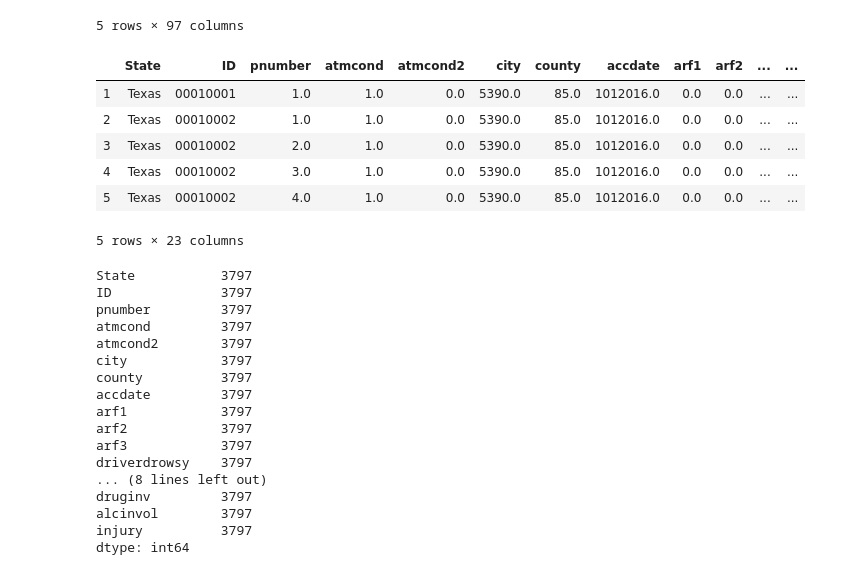
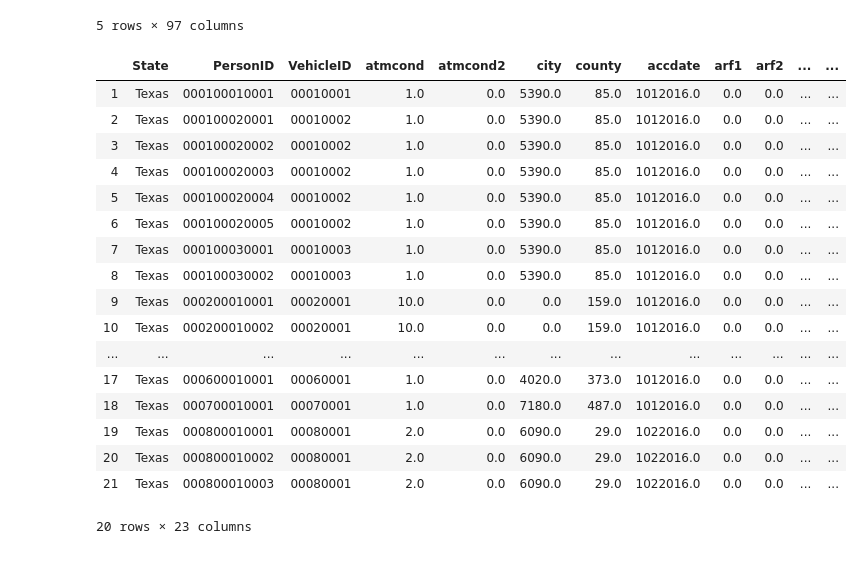
Before and after one commit to LisaCannon/ETL_CrashData, a Jupyter notebook: FARS_data.ipynb, the cells around one changed output. Cells and saved outputs as stored; diff of their text form; code cells hidden in the pictures.

```diff
--- a/FARS_data.ipynb
+++ b/FARS_data.ipynb
@@ -18,44 +19,43 @@ FARS2016_df.head()
 # %%
 #remove nan
 FARS2016_df = FARS2016_df.dropna()
 
 
-#Create new ID that is unique for each vehicle.
+#Create new ID that is unique for each vehicle and person.
 FARS2016_df['casenum'] = [str(int(case)).zfill(4) for case in FARS2016_df['casenum']]
 FARS2016_df['vnumber'] = [str(int(veh)).zfill(4) for veh in FARS2016_df['vnumber']]
-FARS2016_df["ID"] = FARS2016_df['casenum']+FARS2016_df['vnumber']
+FARS2016_df['pnumber'] = [str(int(person)).zfill(4) for person in FARS2016_df['pnumber']]
+FARS2016_df["PersonID"] = FARS2016_df['casenum']+FARS2016_df['vnumber']+FARS2016_df['pnumber']
+FARS2016_df["VehicleID"] = FARS2016_df['casenum']+FARS2016_df['vnumber']
 FARS2016_df["State"] = "Texas"
 
-#reduced number of variables
-FARS2016_df_red = FARS2016_df[['State', 'ID', 'pnumber', 'atmcond', 'atmcond2', 'city', 'county', 'accdate', 'arf1', 'arf2', 'arf3', 'driverdrowsy', 'fhevent', 'holiday', 'heavytruck', 'lightcond', 'speeding', 'pforms', 'vforms', 'conszone', 'druginv', 'alcinvol', 'injury']]
-FARS2016_df_red.head()
+#Remove crash deaths that involve people not inside cars.
+FARS2016_df = FARS2016_df.loc[FARS2016_df["vnumber"] != "0000"]
+
+#becuase there were over 100 fields available, a selection of 23 fields were kept for this data set.
+FARS2016_df_red = FARS2016_df[['State', 'PersonID', 'VehicleID', 'atmcond', 'atmcond2', 'city', 'county', 'accdate', 'arf1', 'arf2', 'arf3', 'driverdrowsy', 'fhevent', 'holiday', 'heavytruck', 'lightcond', 'speeding', 'pforms', 'vforms', 'conszone', 'druginv', 'alcinvol', 'injury']]
+FARS2016_df_red.head(20)
 # %% [output]
-|  | State | ID | pnumber | atmcond | atmcond2 | city | county | accdate | arf1 | arf2 | ... | ... |
-| 1 | Texas | 00010001 | 1.0 | 1.0 | 0.0 | 5390.0 | 85.0 | 1012016.0 | 0.0 | 0.0 | ... | ... |
-| 2 | Texas | 00010002 | 1.0 | 1.0 | 0.0 | 5390.0 | 85.0 | 1012016.0 | 0.0 | 0.0 | ... | ... |
-| 3 | Texas | 00010002 | 2.0 | 1.0 | 0.0 | 5390.0 | 85.0 | 1012016.0 | 0.0 | 0.0 | ... | ... |
-| 4 | Texas | 00010002 | 3.0 | 1.0 | 0.0 | 5390.0 | 85.0 | 1012016.0 | 0.0 | 0.0 | ... | ... |
-| 5 | Texas | 00010002 | 4.0 | 1.0 | 0.0 | 5390.0 | 85.0 | 1012016.0 | 0.0 | 0.0 | ... | ... |
+|  | State | PersonID | VehicleID | atmcond | atmcond2 | city | county | accdate | arf1 | arf2 | ... | ... |
+| 1 | Texas | 000100010001 | 00010001 | 1.0 | 0.0 | 5390.0 | 85.0 | 1012016.0 | 0.0 | 0.0 | ... | ... |
+| 2 | Texas | 000100020001 | 00010002 | 1.0 | 0.0 | 5390.0 | 85.0 | 1012016.0 | 0.0 | 0.0 | ... | ... |
+| 3 | Texas | 000100020002 | 00010002 | 1.0 | 0.0 | 5390.0 | 85.0 | 1012016.0 | 0.0 | 0.0 | ... | ... |
+| 4 | Texas | 000100020003 | 00010002 | 1.0 | 0.0 | 5390.0 | 85.0 | 1012016.0 | 0.0 | 0.0 | ... | ... |
+| 5 | Texas | 000100020004 | 00010002 | 1.0 | 0.0 | 5390.0 | 85.0 | 1012016.0 | 0.0 | 0.0 | ... | ... |
+| 6 | Texas | 000100020005 | 00010002 | 1.0 | 0.0 | 5390.0 | 85.0 | 1012016.0 | 0.0 | 0.0 | ... | ... |
+| 7 | Texas | 000100030001 | 00010003 | 1.0 | 0.0 | 5390.0 | 85.0 | 1012016.0 | 0.0 | 0.0 | ... | ... |
+| 8 | Texas | 000100030002 | 00010003 | 1.0 | 0.0 | 5390.0 | 85.0 | 1012016.0 | 0.0 | 0.0 | ... | ... |
+| 9 | Texas | 000200010001 | 00020001 | 10.0 | 0.0 | 0.0 | 159.0 | 1012016.0 | 0.0 | 0.0 | ... | ... |
+| 10 | Texas | 000200010002 | 00020001 | 10.0 | 0.0 | 0.0 | 159.0 | 1012016.0 | 0.0 | 0.0 | ... | ... |
+| ... | ... | ... | ... | ... | ... | ... | ... | ... | ... | ... | ... | ... |
+| 17 | Texas | 000600010001 | 00060001 | 1.0 | 0.0 | 4020.0 | 373.0 | 1012016.0 | 0.0 | 0.0 | ... | ... |
+| 18 | Texas | 000700010001 | 00070001 | 1.0 | 0.0 | 7180.0 | 487.0 | 1012016.0 | 0.0 | 0.0 | ... | ... |
+| 19 | Texas | 000800010001 | 00080001 | 2.0 | 0.0 | 6090.0 | 29.0 | 1022016.0 | 0.0 | 0.0 | ... | ... |
+| 20 | Texas | 000800010002 | 00080001 | 2.0 | 0.0 | 6090.0 | 29.0 | 1022016.0 | 0.0 | 0.0 | ... | ... |
+| 21 | Texas | 000800010003 | 00080001 | 2.0 | 0.0 | 6090.0 | 29.0 | 1022016.0 | 0.0 | 0.0 | ... | ... |
-5 rows × 23 columns
+20 rows × 23 columns
 # %%
+#information for only the people killed in crashes is kept
 FARS2016_death = FARS2016_df_red.loc[(FARS2016_df_red['injury'] ==4)]
-FARS2016_death.count()
+#FARS2016_death.count()
-# %% [output]
-State           3797
-ID              3797
-pnumber         3797
-atmcond         3797
-atmcond2        3797
-city            3797
-county          3797
-accdate         3797
-arf1            3797
-arf2            3797
-arf3            3797
-driverdrowsy    3797
-... (8 lines left out)
-druginv         3797
-alcinvol        3797
-injury          3797
-dtype: int64
 # %%
```
Also changed, not shown: parts of 15 cells of this notebook, 51 other files.
